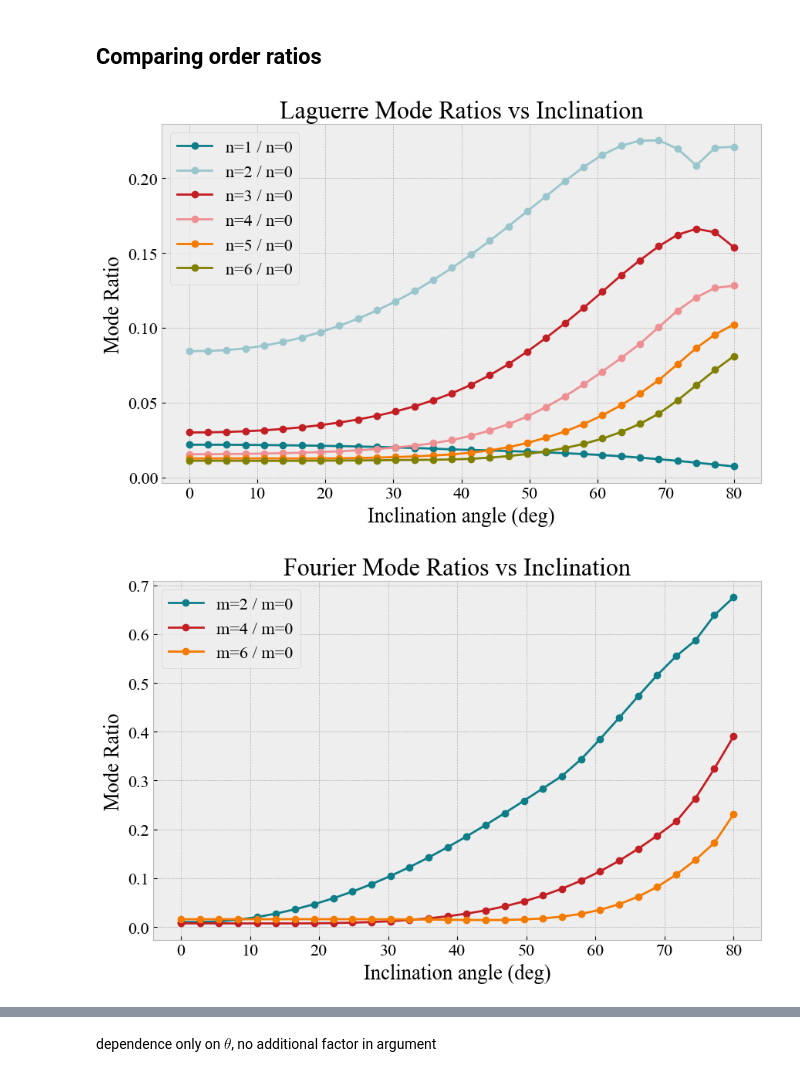
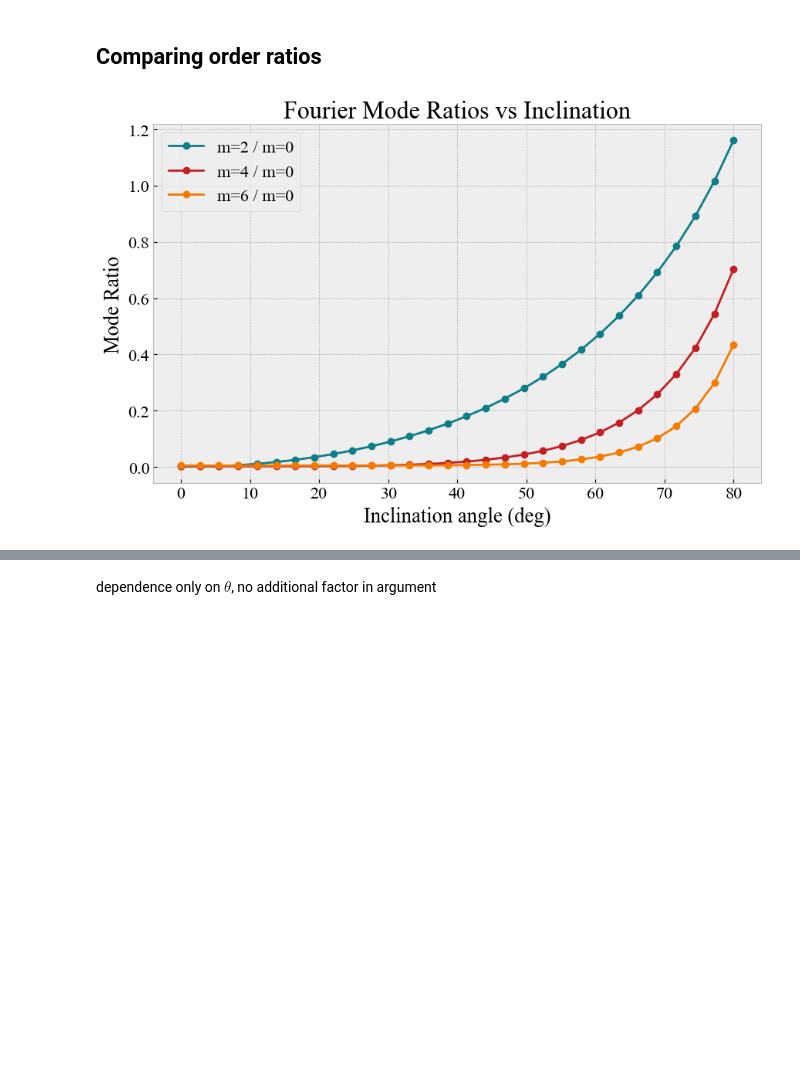
Before and after one commit to michael-petersen/GalaxyIncIinations, a Jupyter notebook: SimulatedGalaxiesAndExpansions.ipynb, the cells around one changed output, grey strips where cells are left out. Drawn from its saved outputs; the diff is of its cells as text; code cells hidden in the pictures; blank space fills up the shorter version.

```diff
--- a/SimulatedGalaxiesAndExpansions.ipynb
+++ b/SimulatedGalaxiesAndExpansions.ipynb
@@ -307,8 +307,8 @@ for inc in inclinations:
     n_power = np.sum(coef_mag, axis=0)
     total_n_power = np.sum(n_power)
     total_m_power = np.sum(m_power)
-    fracn_power = n_power / total_n_power
-    fracm_power = m_power / total_m_power
+    fracn_power = n_power
+    fracm_power = m_power
 
     results.append({
         "inclination": inc,
@@ -374,15 +374,15 @@ for inc in tqdm(inclinations, desc="Computing expansions"):
     D.generate_image(rmax=rmax, nbins=nbins, noiselevel=noise)
     #D.generate_image(rmax=8.,nbins=512,noiselevel=0.5)
 
-    E = D.make_pointexpansion(mmax, nmax, a*1.5)
+    E = D.make_pointexpansion(mmax, 1, a*1.5)
 
     coef_mag = np.sqrt(E.coscoefs**2 + E.sincoefs**2)
     m_power = np.sum(coef_mag, axis=1)
     n_power = np.sum(coef_mag, axis=0)
     total_n_power = np.sum(n_power)
     total_m_power = np.sum(m_power)
-    fracm_power = m_power / total_m_power
-    fracn_power = n_power / total_n_power
+    fracm_power = m_power
+    fracn_power = n_power
 
     results.append({
         "inclination": inc,
@@ -393,25 +393,25 @@ for inc in tqdm(inclinations, desc="Computing expansions"):
     })
 
 # Data for ratios
-theta_deg = np.array([r["inclination"] for r in results])
+""" theta_deg = np.array([r["inclination"] for r in results])
 Pn0 = np.array([r["fracn_power"][0] for r in results])
-Pm1 = np.array([r["fracm_power"][1] for r in results])
+Pn1 = np.array([r["fracn_power"][1] for r in results])
 Pn2 = np.array([r["fracn_power"][2] for r in results])
 Pn3 = np.array([r["fracn_power"][3] for r in results])
 Pn4 = np.array([r["fracn_power"][4] for r in results])
 Pn5 = np.array([r["fracn_power"][5] for r in results])
 Pn6 = np.array([r["fracn_power"][6] for r in results])
 
-Rn1 = Pm1 / Pn0
+Rn1 = Pn1 / Pn0
 Rn2 = Pn2 / Pn0
 Rn3 = Pn3 / Pn0
 Rn4 = Pn4 / Pn0
 Rn5 = Pn5 / Pn0
 Rn6 = Pn6 / Pn0
-
+ """
 theta_rad = np.radians(theta_deg)
 
-plt.figure(figsize=(9, 6))
+""" plt.figure(figsize=(9, 6))
 colormap=['#0d7d87', '#99c6cc', '#c31e23', '#ee9093', '#f47a00']
 plt.plot(theta_deg, Rn1, 'o-', label='n=1 / n=0', color='#0d7d87')
 plt.plot(theta_deg, Rn2, 'o-', label='n=2 / n=0', color='#99c6cc')
@@ -426,36 +426,35 @@ plt.title("Laguerre Mode Ratios vs Inclination")
 plt.legend()
 plt.grid(True)
 plt.tight_layout()
-plt.show()
+plt.show() """
 
 theta_deg = np.array([r["inclination"] for r in results])
 Pm0 = np.array([r["fracm_power"][0] for r in results])
 Pm2 = np.array([r["fracm_power"][2] for r in results])
 Pm4 = np.array([r["fracm_power"][4] for r in results])
 Pm6 = np.array([r["fracm_power"][6] for r in results])
 
 Rm2 = Pm2 / Pm0
 Rm4 = Pm4 / Pm0
 Rm6 = Pm6 / Pm0
 
 theta_rad = np.radians(theta_deg)
 
 plt.figure(figsize=(9, 6))
 
 plt.plot(theta_deg, Rm2, 'o-', label='m=2 / m=0', color='#0d7d87' )
 plt.plot(theta_deg, Rm4, 'o-', label='m=4 / m=0', color='#c31e23')
 plt.plot(theta_deg, Rm6, 'o-', label='m=6 / m=0', color='#f47a00')
 
 plt.xlabel("Inclination angle (deg)")
 plt.ylabel("Mode Ratio")
 plt.title("Fourier Mode Ratios vs Inclination")
 plt.legend()
 plt.grid(True)
 plt.tight_layout()
 plt.show()
 # %% [output]
-[figure, old version]
+[figure, new version]
-[figure, removed]
 # %%
 #Laguerre mode ratios vs inclination
 #  Data
```
Also changed, not shown: parts of 5 cells of this notebook, 1 other file.
